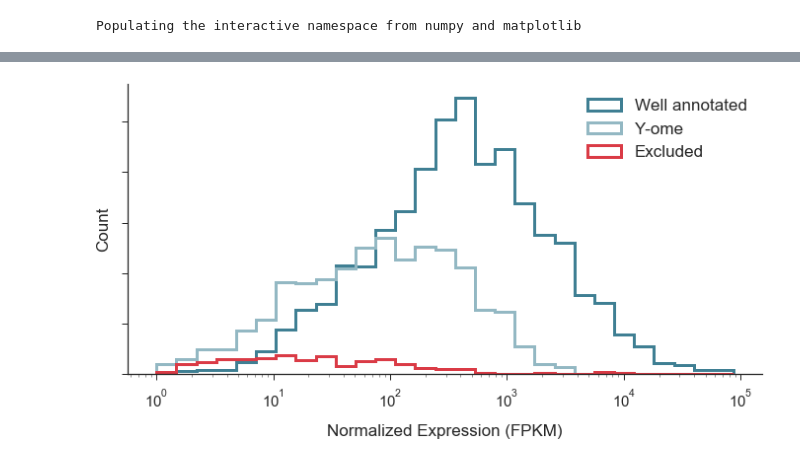
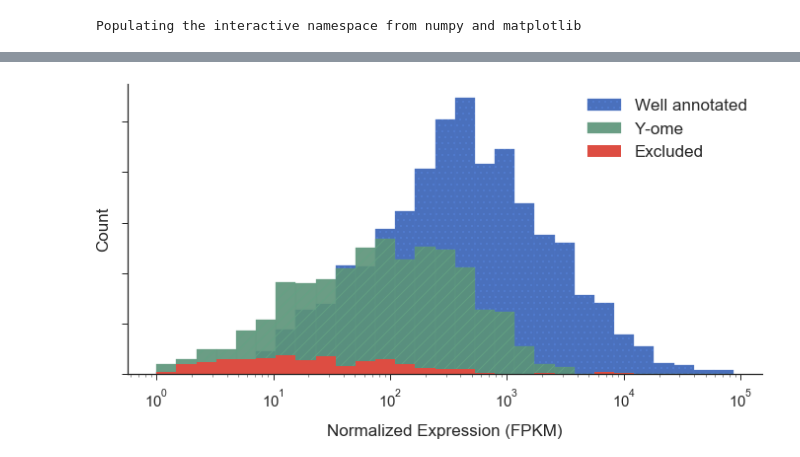
Before and after one commit to zakandrewking/y-ome, a Jupyter notebook: notebooks/18..01.22 RNA-seq Compendium.ipynb, the cells around one changed output, grey strips where cells are left out. Drawn from its saved outputs; the diff is of its cells as text; code cells hidden in the pictures.

```diff
--- a/notebooks/18..01.22 RNA-seq Compendium.ipynb
+++ b/notebooks/18..01.22 RNA-seq Compendium.ipynb
@@ -42,27 +42,55 @@ rna.head()
 # %%
 MAX = rna.baseMean.max()
 bins = 10 ** np.linspace(0, np.log10(MAX), 30)
 
 fig, ax = plt.subplots(ncols=1, figsize=(10, 5))
 fig.tight_layout()
 fig.subplots_adjust(wspace=0.3)
 high = rna[rna.annotation_quality == 'high'].baseMean
 low = rna[rna.annotation_quality == 'low'].baseMean
 excluded = rna[rna.annotation_quality == 'excluded'].baseMean
 ax.set_xscale('log')
-ax.hist(high, bins=bins, histtype='step', color=colors['dark blue green'], linewidth=3, label = 'Well annotated')
-ax.hist(low, bins=bins, histtype='step', color=colors['light blue green'], linewidth=3, label = 'Y-ome')
-ax.hist(excluded, bins=bins, histtype='step', color=colors['bright red'], linewidth=3, label = 'Excluded')
+ax.hist(
+    high,
+    bins=bins,
+#     histtype='step',
+    color=colors['blue'],
+    hatch=hatches_by_number[3],
+    edgecolor=scale_color(colors['blue'], 1.1),
+    label='Well annotated',
+        #linewidth=3,  linestyle=':'
+)
+ax.hist(
+    low,
+    bins=bins,
+    #histtype='step',
+    color=colors['green'],
+    edgecolor=scale_color(colors['green'], 1.1),
+    hatch=hatches_by_number[2],
+    label='Y-ome',
+#         linewidth=3, linestyle='--'
+    alpha=0.9,
+)
+ax.hist(
+    excluded,
+    bins=bins,
+#     histtype='step',
+    color=colors['red'],
+#         linewidth=3,
+    label = 'Excluded',
+#     linestyle='-'
+#     alpha=0.7,
+)
 ax.set_ylabel('Count')
 ax.set_xlabel('Normalized Expression (FPKM)', labelpad=15)
 # hide top and right axes
 ax.spines['right'].set_visible(False)
 ax.spines['top'].set_visible(False)
 ax.yaxis.set_ticks_position('left')
 ax.xaxis.set_ticks_position('bottom')
 ax.yaxis.set_ticklabels([])
 plt.legend(loc='upper right')
-fig.savefig('/Users/zaking/lab/y-ome/expression.pdf')
-fig.savefig('/Users/zaking/lab/y-ome/expression.png')
+fig.savefig('/Users/zaking/lab/y-ome/figs/expression.pdf')
+fig.savefig('/Users/zaking/lab/y-ome/figs/expression.png')
 # %% [output]
-[figure, old version]
+[figure, new version]
```
Also changed, not shown: parts of 1 cell of this notebook, 2 other files.
